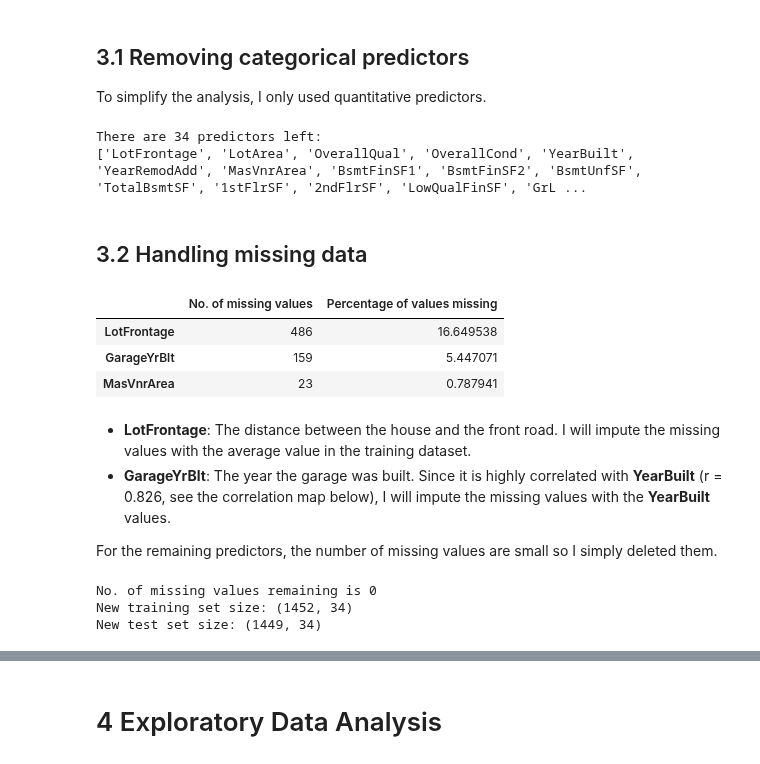
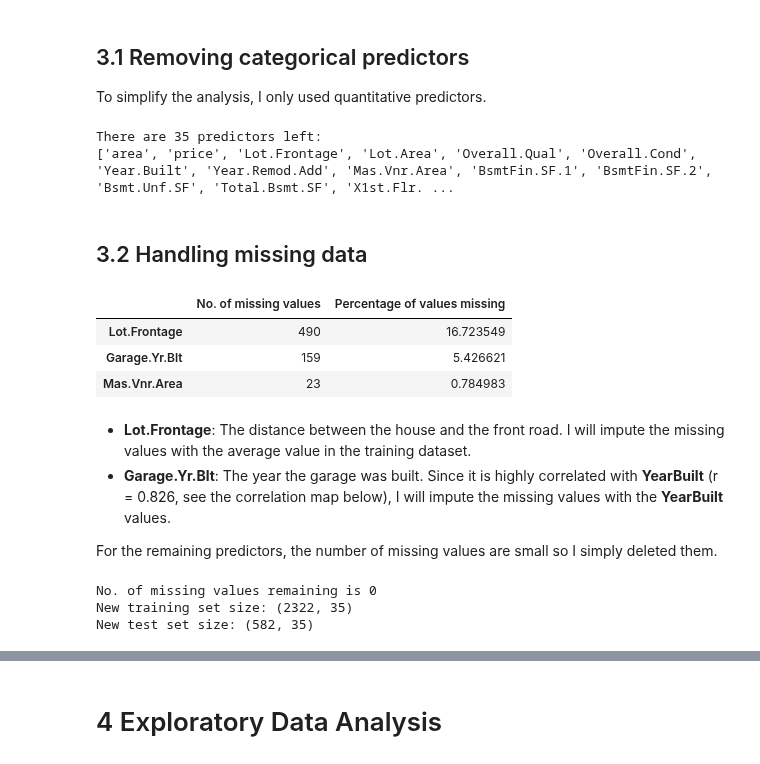
Before and after one commit to blue-fish-0/Data-Analytics-Projects, a Jupyter notebook: house-prices-prediction.ipynb, the cells around one changed output, grey strips where cells are left out. Cells and saved outputs as stored; diff of their text form; code cells hidden in the pictures.

```diff
--- a/house-prices-prediction.ipynb
+++ b/house-prices-prediction.ipynb
@@ -36,0 +15,10 @@ Test dataset size:  (1459, 79)
+# %%
+# Use the Order column (unique identifier for each house) as the row index
+houses_data = pd.read_csv('ames_houses_data.csv', index_col="Order")
+
+X_houses_data = houses_data.drop("price", axis=1)
+y_houses_data = houses_data.price
+X_train, X_test, y_train, y_test = train_test_split(X_houses_data, y_houses_data, test_size=0.2, random_state=42)
+
+print("Training dataset size: ", X_train.shape)
+print("Test dataset size: ", X_test.shape)
@@ -41,47 +32,47 @@ Test dataset size:  (1459, 79)
 
 To simplify the analysis, I only used quantitative predictors.
 # %%
-X = X.select_dtypes(include="number")
+houses_data = houses_data.select_dtypes(include="number")
 # Manually remove categorical columns encoded with integers
-X.drop(columns=["MSSubClass", "MoSold"], inplace=True)
-print(f"There are {len(X.columns)} predictors left:\n",
-      list(X.columns), sep="")
+houses_data.drop(columns=["MS.SubClass", "Mo.Sold", "PID"], inplace=True)
+print(f"There are {len(houses_data.columns)} predictors left:\n",
+      list(houses_data.columns), sep="")
 # %% [output]
-There are 34 predictors left:
-['LotFrontage', 'LotArea', 'OverallQual', 'OverallCond', 'YearBuilt', 'YearRemodAdd', 'MasVnrArea', 'BsmtFinSF1', 'BsmtFinSF2', 'BsmtUnfSF', 'TotalBsmtSF', '1stFlrSF', '2ndFlrSF', 'LowQualFinSF', 'GrL ...
+There are 35 predictors left:
+['area', 'price', 'Lot.Frontage', 'Lot.Area', 'Overall.Qual', 'Overall.Cond', 'Year.Built', 'Year.Remod.Add', 'Mas.Vnr.Area', 'BsmtFin.SF.1', 'BsmtFin.SF.2', 'Bsmt.Unf.SF', 'Total.Bsmt.SF', 'X1st.Flr. ...
 # %% [markdown]
 ## 3.2 Handling missing data
 # %%
-missing_data_count = X.isnull().sum()
-missing_data_percent = X.isnull().sum() / len(X) * 100
+missing_data_count = houses_data.isnull().sum()
+missing_data_percent = houses_data.isnull().sum() / len(houses_data) * 100
 missing_data = pd.DataFrame({
     'No. of missing values': missing_data_count,
     'Percentage of values missing': missing_data_percent
 })
 missing_data = missing_data[missing_data.loc[:,'No. of missing values'] > 0]
 missing_data.sort_values(by='Percentage of values missing', ascending=False, inplace=True)
 missing_data.head(3)
 # %% [output]
 |  | No. of missing values | Percentage of values missing |
-| LotFrontage | 486 | 16.649538 |
-| GarageYrBlt | 159 | 5.447071 |
-| MasVnrArea | 23 | 0.787941 |
+| Lot.Frontage | 490 | 16.723549 |
+| Garage.Yr.Blt | 159 | 5.426621 |
+| Mas.Vnr.Area | 23 | 0.784983 |
 # %% [markdown]
-- **LotFrontage**: The distance between the house and the front road. I will impute the missing values with the average value in the training dataset.
-- **GarageYrBlt**: The year the garage was built. Since it is highly correlated with **YearBuilt** (r = 0.826, see the correlation map below), I will impute the missing values with the **YearBuilt** values.
+- **Lot.Frontage**: The distance between the house and the front road. I will impute the missing values with the average value in the training dataset.
+- **Garage.Yr.Blt**: The year the garage was built. Since it is highly correlated with **YearBuilt** (r = 0.826, see the correlation map below), I will impute the missing values with the **YearBuilt** values.
 
 For the remaining predictors, the number of missing values are small so I simply deleted them.
 # %%
-X.LotFrontage = (X.LotFrontage.
-                 fillna(X.LotFrontage.mean()))
-X.GarageYrBlt = (X.GarageYrBlt.
-                 fillna(X.YearBuilt))
+houses_data.loc[:,"Lot.Frontage"] = (houses_data.loc[:,"Lot.Frontage"].
+                                     fillna(X_train.loc[:,"Lot.Frontage"].mean()))
+houses_data.loc[:,"Garage.Yr.Blt"] = (houses_data.loc[:,"Garage.Yr.Blt"].
+                                      fillna(houses_data.loc[:,"Year.Built"]))
 
 # Drop all rows with missing values
-X_train = X[:len(X_train)].dropna()
-y_train = X[:len(X_train)].dropna()
-X_test = X[len(X_train):].dropna()
-train_data = pd.concat([X_train, y_train])
+X_train = houses_data[:len(X_train)].dropna()
+y_train = houses_data[:len(y_train)].dropna()
+X_test = houses_data[len(houses_data)-len(X_test):].dropna()
+y_test = houses_data[len(houses_data)-len(y_test):].dropna()
 
 print("No. of missing values remaining is",
       sum(X_train.isnull().sum()) + sum(X_test.isnull().sum()))
@@ -89,5 +80,5 @@ print("New training set size:", X_train.shape)
 print("New test set size:", X_test.shape)
 # %% [output]
 No. of missing values remaining is 0
-New training set size: (1452, 34)
-New test set size: (1449, 34)
+New training set size: (2322, 35)
+New test set size: (582, 35)
```
Also changed, not shown: parts of 10 cells of this notebook.
